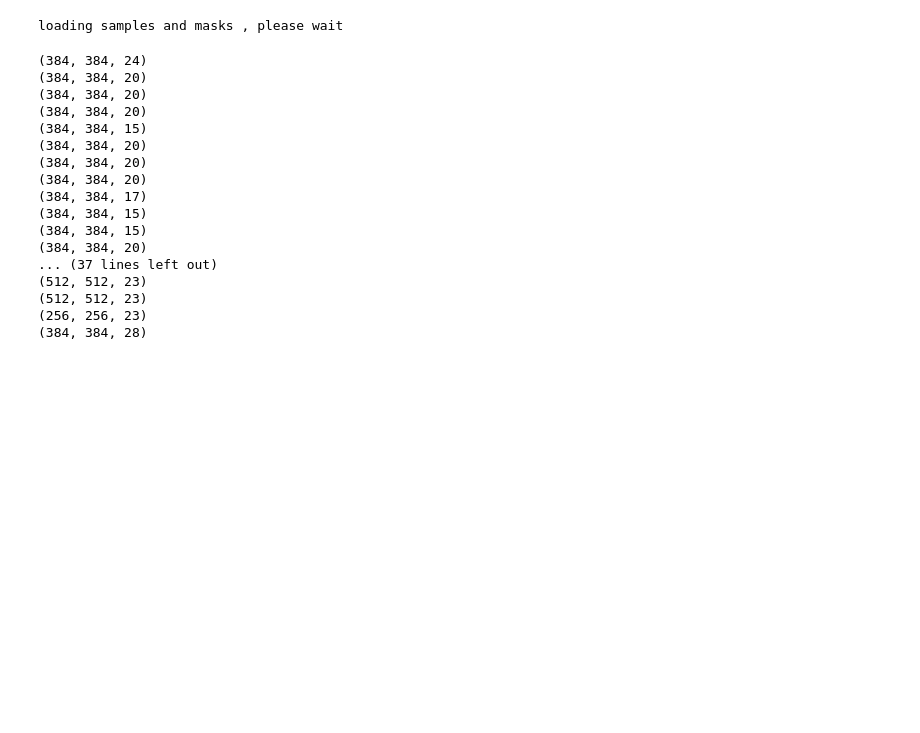
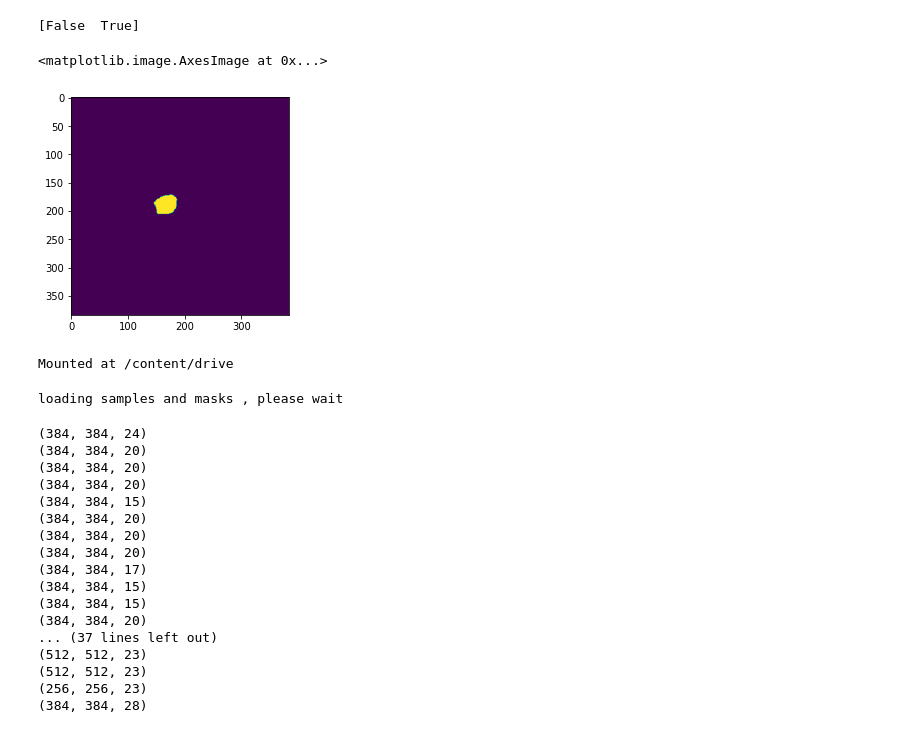
Before and after one commit to qazalmehrban/Medical-Segmentation, a Jupyter notebook: Untitled1.ipynb, the cells around one changed output. Cells and saved outputs as stored; diff of their text form; code cells hidden in the pictures; blank space fills up the shorter version.

```diff
--- a/Untitled1.ipynb
+++ b/Untitled1.ipynb
@@ -27,3 +46,18 @@ segmentations =next(os.walk(labels))[2]
+# %%
+Masks = nib.load((labels + segmentations[0]))
+Masks = np.array(Masks.dataobj)
+Masks = Masks[:,:,4].astype(np.bool)
+print(np.unique(Masks))
+plt.imshow(Masks)
+# %% [output]
+[False  True]
+<matplotlib.image.AxesImage at 0x...>
+[figure, added]
+# %%
+from google.colab import drive
+drive.mount('/content/drive')
+# %% [output]
+Mounted at /content/drive
 # %%
 inputs= np.zeros((len(patients), img_height , img_wieght , img_channal) , dtype = np.uint8)
 ground_truth = np.zeros((len(segmentations), img_height , img_wieght , 2) , dtype = np.bool)
```
Also changed, not shown: parts of 4 cells of this notebook.
